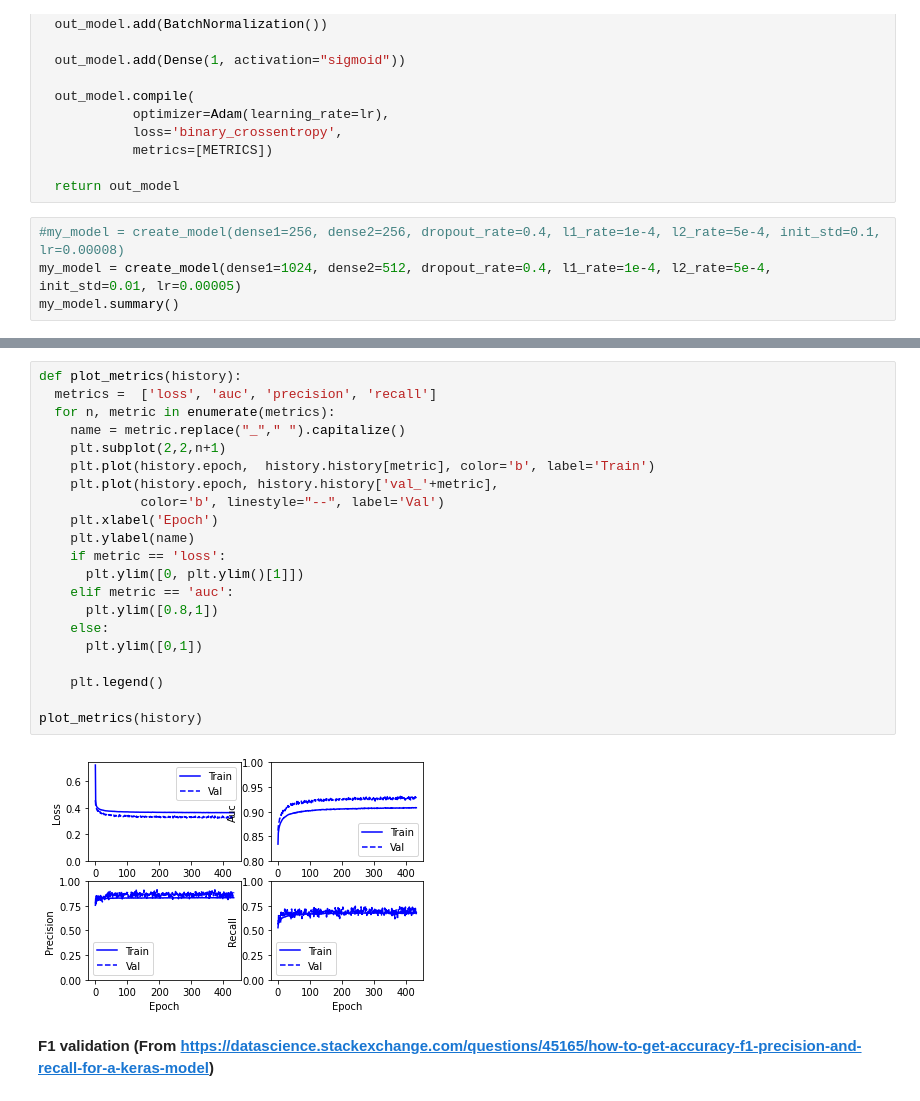
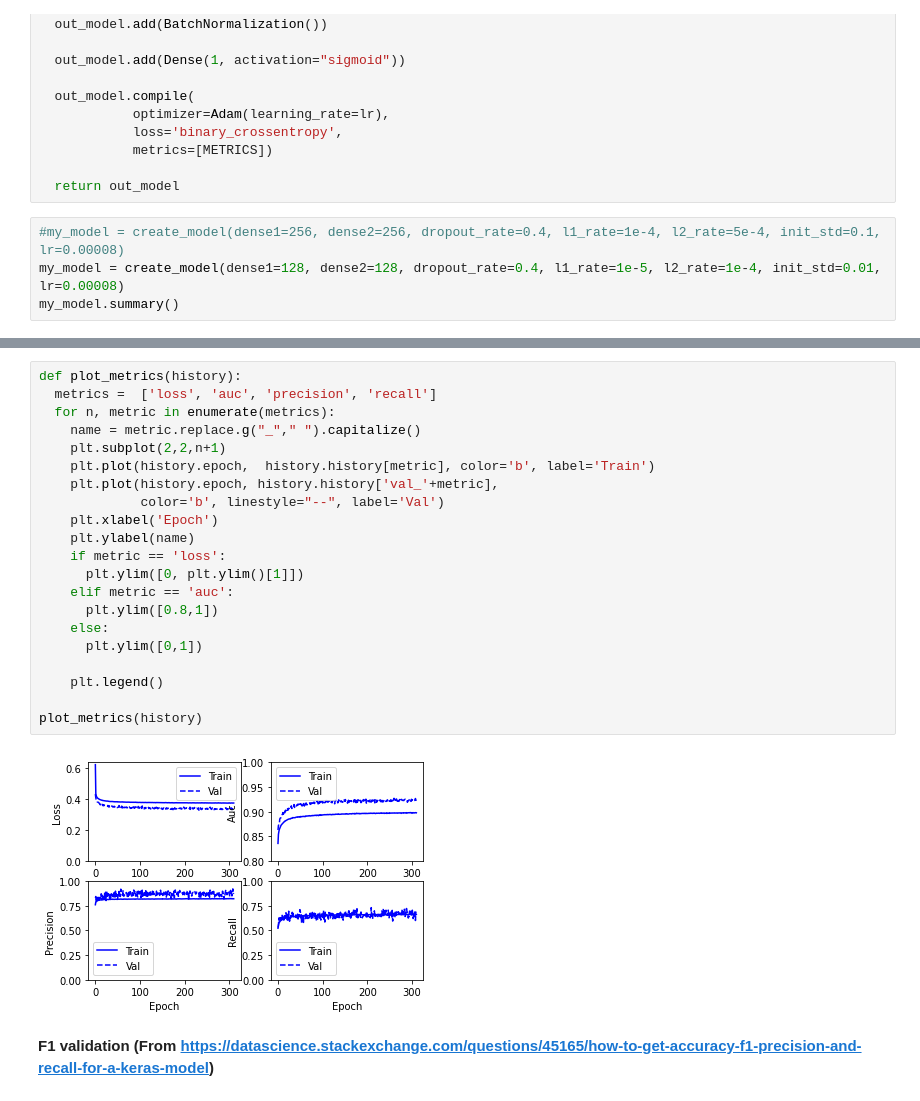
Before and after one commit to aquangnguyen1992/Advanced_Data_Science_Capstone, a Jupyter notebook: Capstone_Project.ipynb, the cells around one changed output, grey strips where cells are left out. Saved outputs shown, nothing was run; the diff lists cells and outputs as text.

Commit message:
Corrected some errors, reduced the size of the model

```diff
--- a/Capstone_Project.ipynb
+++ b/Capstone_Project.ipynb
@@ -450,7 +443,7 @@ def create_model(dense1=128, dense2=64, dropout_rate=0.4, l1_rate=0.001, l2_rate
   return out_model
 # %%
 #my_model = create_model(dense1=256, dense2=256, dropout_rate=0.4, l1_rate=1e-4, l2_rate=5e-4, init_std=0.1, lr=0.00008)
-my_model = create_model(dense1=1024, dense2=512, dropout_rate=0.4, l1_rate=1e-4, l2_rate=5e-4, init_std=0.01, lr=0.00005)
+my_model = create_model(dense1=128, dense2=128, dropout_rate=0.4, l1_rate=1e-5, l2_rate=1e-4, init_std=0.01, lr=0.00008)
 my_model.summary()
 # %% [output]
 Model: "sequential_1"
@@ -508,26 +501,26 @@ Epoch 00434: val_auc did not improve from 0.93123
 # %%
 def plot_metrics(history):
   metrics =  ['loss', 'auc', 'precision', 'recall']
   for n, metric in enumerate(metrics):
-    name = metric.replace("_"," ").capitalize()
+    name = metric.replace.g("_"," ").capitalize()
     plt.subplot(2,2,n+1)
     plt.plot(history.epoch,  history.history[metric], color='b', label='Train')
     plt.plot(history.epoch, history.history['val_'+metric],
              color='b', linestyle="--", label='Val')
     plt.xlabel('Epoch')
     plt.ylabel(name)
     if metric == 'loss':
       plt.ylim([0, plt.ylim()[1]])
     elif metric == 'auc':
       plt.ylim([0.8,1])
     else:
       plt.ylim([0,1])
 
     plt.legend()
 
 plot_metrics(history)
 # %% [output]
-[figure, old version]
+[figure, new version]
 # %% [markdown]
 **F1 validation (From https://datascience.stackexchange.com/questions/45165/how-to-get-accuracy-f1-precision-and-recall-for-a-keras-model)**
 # %%
```
Also changed, not shown: parts of 9 cells of this notebook.
